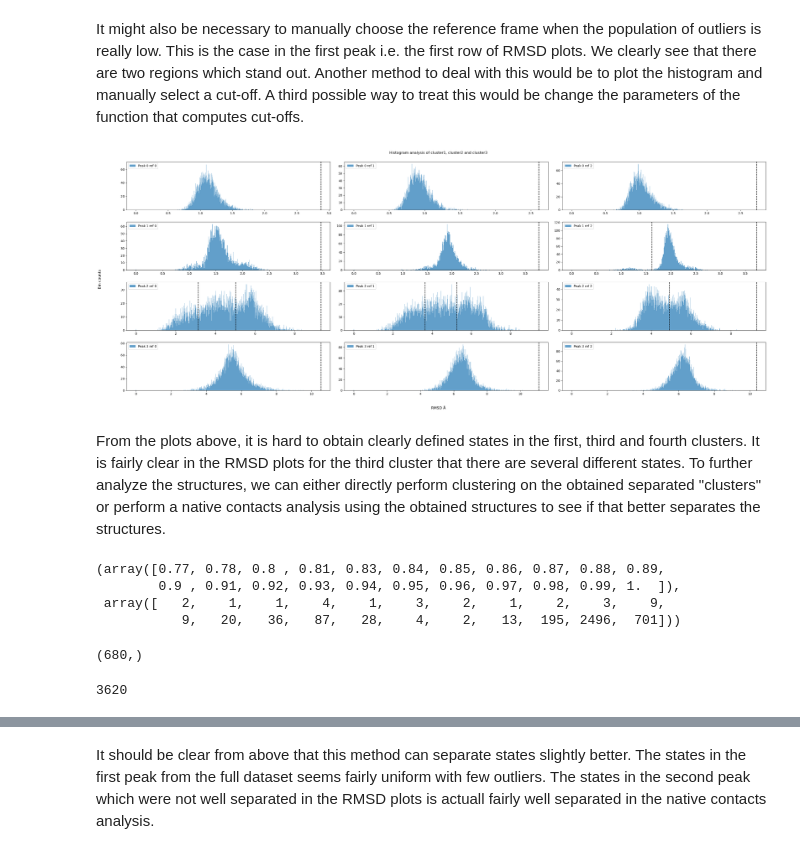
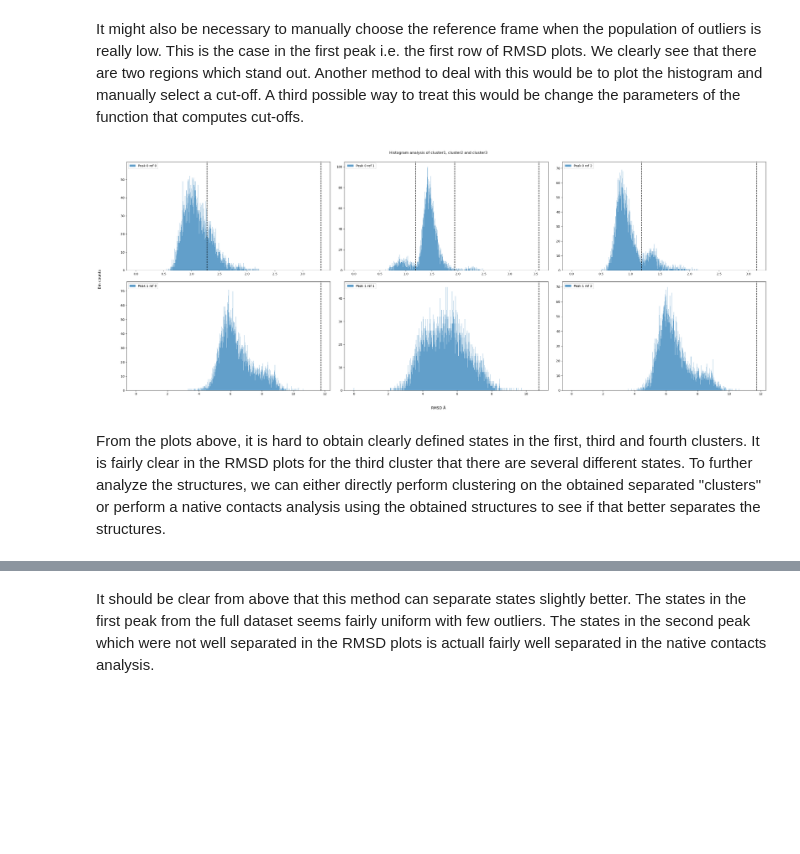
Before and after one commit to nithinkr2000/mc_trex, a Jupyter notebook: docs/examples/Trajectory classification.ipynb, the cells around one changed output, grey strips where cells are left out. Saved outputs shown, nothing was run; the diff lists cells and outputs as text; code cells hidden in the pictures; blank space fills up the shorter version.

```diff
--- a/docs/examples/Trajectory classification.ipynb
+++ b/docs/examples/Trajectory classification.ipynb
@@ -204,7 +142,11 @@ class split_traj:
+# %%
+traj = wrapped_traj
 # %%
 nrefs = 3
 np.random.seed(42)
 refs = np.random.randint(low=0, high=traj.trajectory.n_frames, size=nrefs)
+# %%
+coords = traj.trajectory.timeseries()
 # %% [markdown]
 Next we extract the frames and create universes.
 # %%
@@ -260,8 +200,8 @@ fig.tight_layout(pad=2)
 From above, the third one has several identified regions, which we shall further analyze.
 # %%
 # Using refs[0] and the corresponding RMSD - rmsds1[0] for analyses
-cuts = np.append([0], np.array(full_cuts[2])[np.not_equal(full_cuts[2], None)])
-rmsds = full_rmsds[2]
+cuts = np.append([0], np.array(full_cuts[0])[np.not_equal(full_cuts[0], None)])
+rmsds = full_rmsds[0]
 peaks = [np.where(np.logical_and(np.less(rmsds, high), np.greater_equal(rmsds, low)))[0] for low, high in zip(cuts[:-1], cuts[1:])]
 # %%
 cluster_counter = 1
@@ -311,0 +245,7 @@ for rmsd_peak, axi in zip(rmsds1, axs):
+# %%
+fig, axs = plt.subplots(nrows=2, ncols=3, figsize=(30, 16))
+
+for rmsd_peak, axi in zip(rmsds1, axs):
+    for rmsd_ref, ax in zip(rmsd_peak, axi):
+        ax.plot(rmsd_ref)
+        ax.grid(True)
@@ -316,37 +258,37 @@ cuts1 = [ra.get_cuts(bin_rmsd1, max_components=10, height=0) for bin_rmsd1 in bi
 # %% [markdown]
 It might also be necessary to manually choose the reference frame when the population of outliers is really low. This is the case in the first peak i.e. the first row of RMSD plots. We clearly see that there are two regions which stand out. Another method to deal with this would be to plot the histogram and manually select a cut-off. A third possible way to treat this would be change the parameters of the function that computes cut-offs.
 # %%
-fig, axs = plt.subplots(nrows=4, ncols=3, figsize=(30, 12))
+fig, axs = plt.subplots(nrows=2, ncols=3, figsize=(30, 12))
 
 fig.suptitle("Histogram analysis of cluster1, cluster2 and cluster3")
 fig.supxlabel(r"RMSD $\mathrm{\AA}$")
 fig.supylabel("Bin counts", x=-0.01)
 
 for i in range(len(c_trajs1)):
     peak_rmsd_hist = bin_rmsds1[i]
     peak_hist_cuts = cuts1[i]
     peak_axs = axs[i]
 
     for j in range(nrefs):
         ref_rmsd_hist = peak_rmsd_hist[j]
         ref_hist_cuts = peak_hist_cuts[j]
         ax = peak_axs[j]
         label = c_refs1_[i][j]
 
         bin_centers = (ref_rmsd_hist[1][1:] + ref_rmsd_hist[1][:-1]) / 2
         bin_width = bin_centers[1] - bin_centers[0]
 
         ax.bar(bin_centers, ref_rmsd_hist[0], bin_width, alpha=0.7, label="Peak " + str(i) + " ref " + str(j))
 
         for peak_cut in ref_hist_cuts:
             if peak_cut is not None:
                 ax.axvline(peak_cut, linestyle='--', color='k')
 
         ax.legend()
 
 fig.tight_layout(pad=2)
 # %% [output]
-[figure, old version]
+[figure, new version]
 # %% [markdown]
 From the plots above, it is hard to obtain clearly defined states in the first, third and fourth clusters. It is fairly clear in the RMSD plots for the third cluster that there are several different states. To further analyze the structures, we can either directly perform clustering on the obtained separated "clusters" or perform a native contacts analysis using the obtained structures to see if that better separates the structures.
 # %%
@@ -361,16 +303 @@ for c_traj, c_refs in zip(c_trajs1, c_refs1):
-# %%
-np.unique(np.round(natcons1[1][1][1], decimals=2), return_counts=True)
-# %% [output]
-(array([0.77, 0.78, 0.8 , 0.81, 0.83, 0.84, 0.85, 0.86, 0.87, 0.88, 0.89,
-        0.9 , 0.91, 0.92, 0.93, 0.94, 0.95, 0.96, 0.97, 0.98, 0.99, 1.  ]),
- array([   2,    1,    1,    4,    1,    3,    2,    1,    2,    3,    9,
-           9,   20,   36,   87,   28,    4,    2,   13,  195, 2496,  701]))
-# %%
-np.where(np.equal(np.round(natcons1[1][1][1], decimals=3), ))[0].shape
-# %% [output]
-(680,)
-# %%
-len(np.round(natcons1[1][1][1], decimals=2))
-# %% [output]
-3620
 # %%
```
Also changed, not shown: parts of 96 cells of this notebook, 32 other files.
